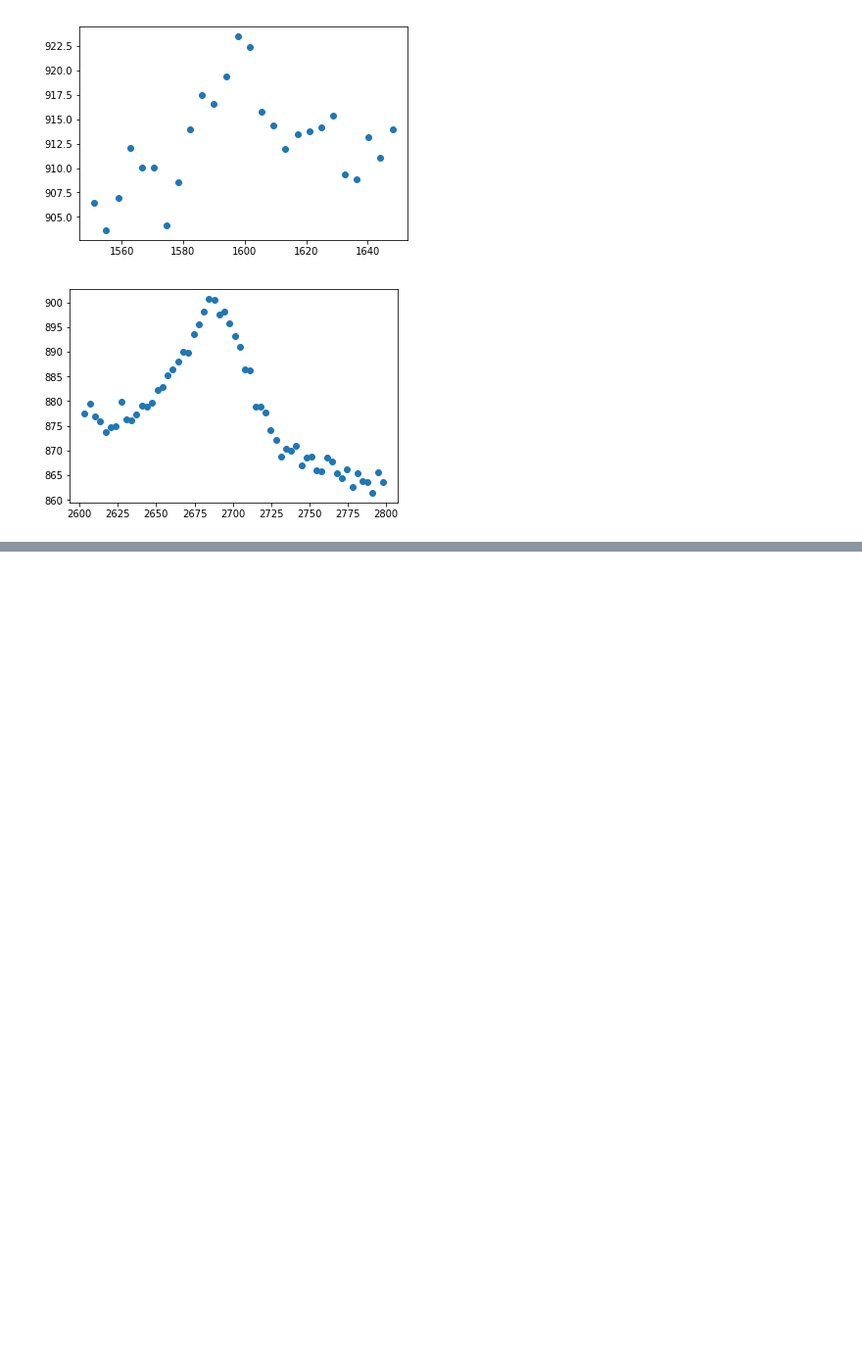
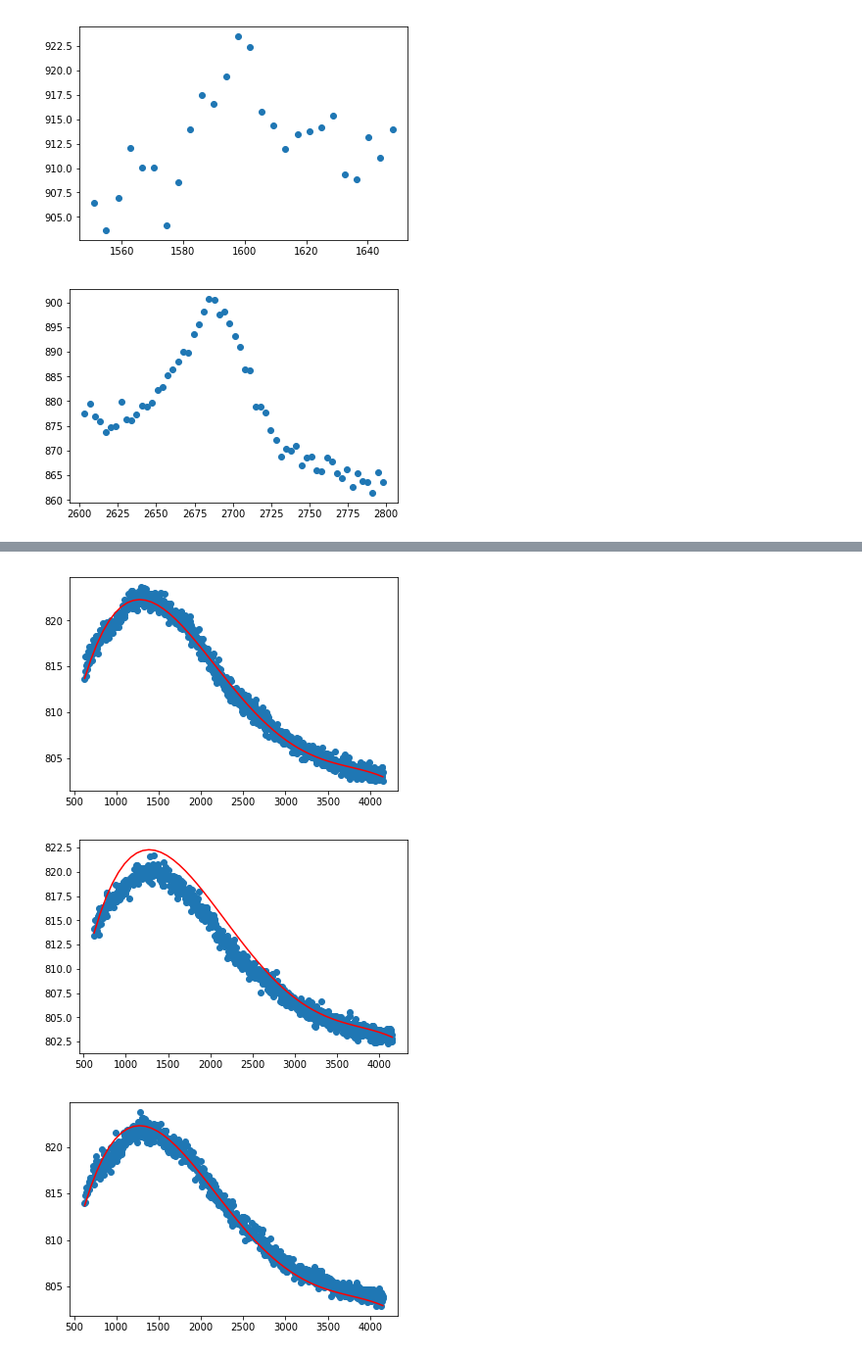
Before and after one commit to alexanderbarrett/Graphene, a Jupyter notebook: initial.ipynb, the cells around one changed output, grey strips where cells are left out. Shown: that part at 98% size. Saved outputs shown, nothing was run; the diff lists cells and outputs as text; code cells hidden in the pictures; blank space fills up the shorter version.

```diff
--- a/initial.ipynb
+++ b/initial.ipynb
@@ -163,0 +154,35 @@ for i in range(idx):
+# %%
+# copper polynomial curve fitting
+
+from scipy.optimize import curve_fit
+
+# degree of polynomial fit
+degree = 4
+
+# data to be fit
+x = data[0,:]
+y = data[1,:]
+
+# def fit_func(x, a, b, c):
+#     return a*(x**2) + b*x + c
+# params = curve_fit(fit_func, x1, y1)
+# [a, b, c] = params[0]
+
+# calculate polynomial
+z = np.polyfit(x, y, degree)
+f = np.poly1d(z)
+
+# calculate new x's and y's
+x_new = np.linspace(x[0], x[-1], 50)
+y_new = f(x_new)
+
+idx = data.shape[0] // 2
+for i in range(idx):
+    plt.figure(i+1)
+    py.scatter(data[2*i],data[2*i + 1])
+    py.plot(x_new,y_new,'-r')
+    py.show()
+# %% [output]
+[figure, added]
+[figure, added]
+[figure, added]
```
Also changed, not shown: parts of 6 cells of this notebook.
